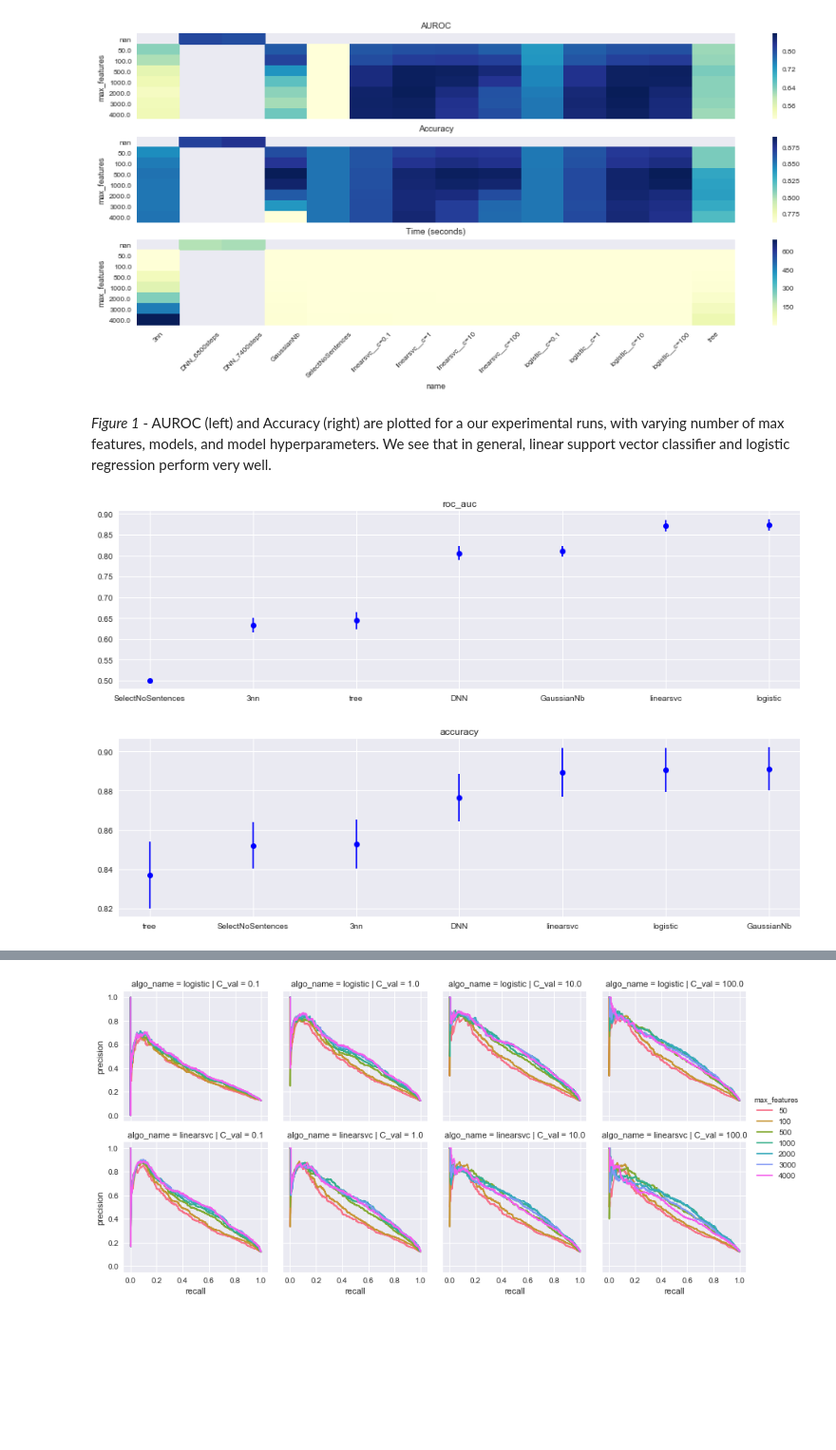
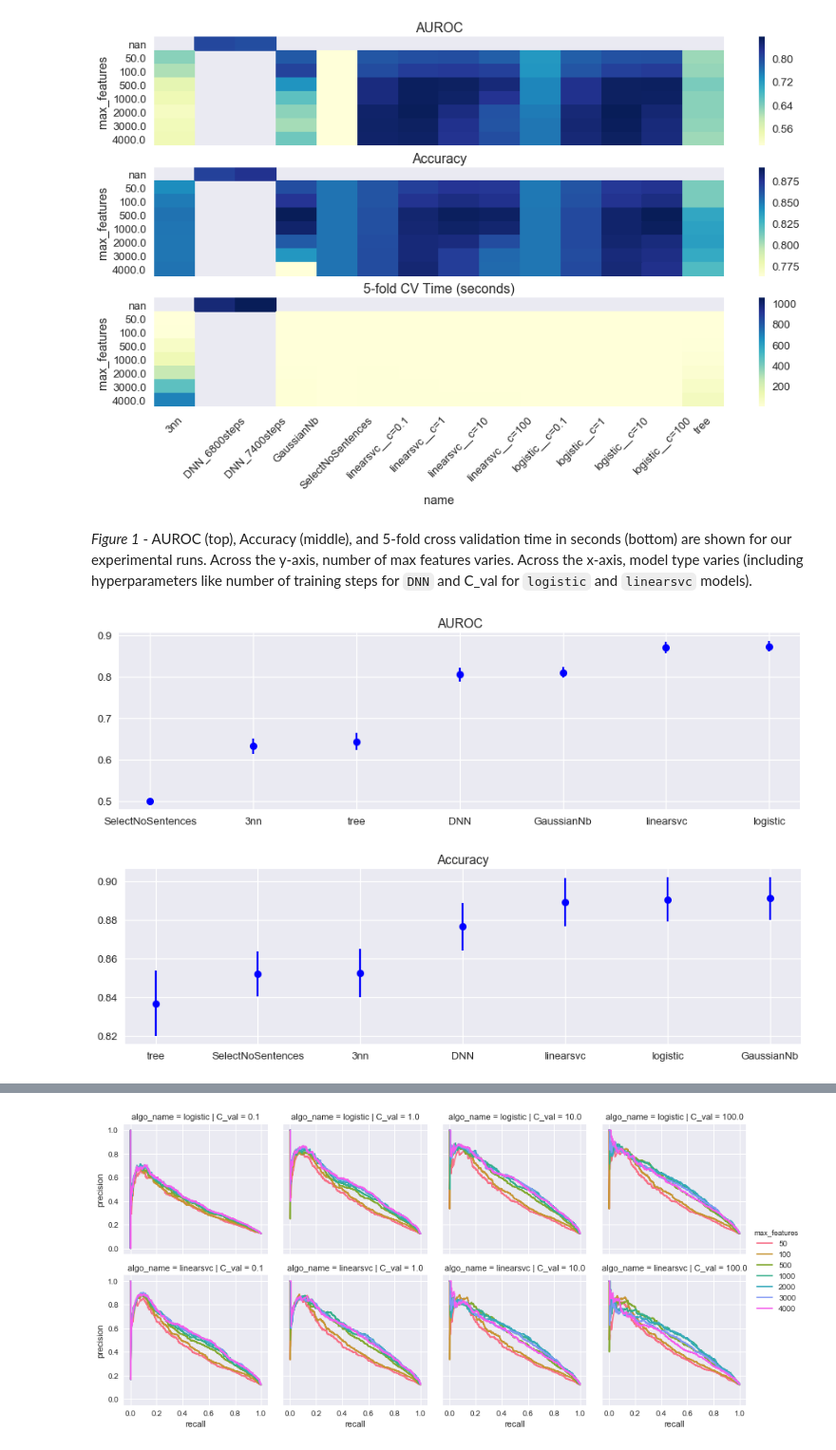
Before and after one commit to nickmvincent/where_that_from, a Jupyter notebook: report.ipynb, the cells around one changed output, grey strips where cells are left out. Shown at 95% size. Drawn from its saved outputs; the diff is of its cells as text; code cells hidden in the pictures; blank space fills up the shorter version.

```diff
--- a/report.ipynb
+++ b/report.ipynb
@@ -24,3 +30,8 @@ An [appendix](/appendix) is included in a separate page. While not part of the o
+# %%
+import pandas as pd
+import seaborn as sns
+import matplotlib.pyplot as plt
+sns.set_context('talk')
 # %% [markdown]
 ## Methods: Dataset
 #### Data Aquisition
@@ -71,29 +83,24 @@ Below, the 3 stacked heatmaps in Figure 1 show the AUROC, accuracy, and test tim
 # %%
-import pandas as pd
-import seaborn as sns
-import matplotlib.pyplot as plt
 df = pd.read_csv('results/psa_research/result_dataframe.csv')
 dnn_df = pd.concat([pd.read_csv('results/psa_research/dnn_best_roc_auc.csv'), pd.read_csv('results/psa_research/dnn_best_accuracy.csv')])
-#dnn_df['max_features'] = 4000
+dnn_df['time'] = dnn_df['time'] * 5
 df = pd.concat([df, dnn_df])
 # %%
-fig, axes = plt.subplots(nrows=3, figsize=(15,6))
-
+_, axes = plt.subplots(nrows=3, figsize=(15,8))
 ax = sns.heatmap(df.pivot('max_features', 'name', 'roc_auc'), ax=axes[0], cmap="YlGnBu")
 ax.set_title('AUROC')
 ax.get_xaxis().set_visible(False)
 ax = sns.heatmap(df.pivot('max_features', 'name', 'accuracy'), ax=axes[1], cmap="YlGnBu")
 ax.set_title('Accuracy')
 ax.get_xaxis().set_visible(False)
 ax = sns.heatmap(df.pivot('max_features', 'name', 'time'), ax=axes[2], cmap="YlGnBu")
-ax.set_title('Time (seconds)')
-
+ax.set_title('5-fold CV Time (seconds)')
 plt.xticks(rotation=45)
 plt.show()
 # %% [output]
-[figure, old version]
+[figure, new version]
-# %% [markdown]
-_Figure 1_ - AUROC (left) and Accuracy (right) are plotted for a our experimental runs, with varying number of max features, models, and model hyperparameters. We see that in general, linear support vector classifier and logistic regression perform very well.
+# %% [markdown]
+_Figure 1_ - AUROC (top), Accuracy (middle), and 5-fold cross validation time in seconds (bottom) are shown for our experimental runs. Across the y-axis, number of max features varies. Across the x-axis, model type varies (including hyperparameters like number of training steps for `DNN` and C_val for `logistic` and `linearsvc` models).
 # %%
 for score in ['roc_auc', 'accuracy']:
     algo_name_to_max = {}
@@ -101,16 +108,14 @@ for score in ['roc_auc', 'accuracy']:
     for algo_name in list(set(df.algo_name)):
         algo_name_to_max[algo_name] = df[df.algo_name == algo_name][score].max()
         algo_name_to_std[algo_name] = df[score + '_std'].iloc[df[df.algo_name == algo_name][score].idxmax()]
-    lists = sorted(algo_name_to_max.items(), key=lambda t: t[1])
-    x, y = zip(*lists)
+    x, y = zip(*sorted(algo_name_to_max.items(), key=lambda t: t[1]))
     yerr = [algo_name_to_std[key] for key in x]
-    sns.set()
     plt.figure(figsize=(15,4))
     plt.errorbar(range(len(y)), y, yerr=yerr, fmt='bo')
     plt.xticks(range(len(y)), x)
-    plt.title(score)
+    plt.title('AUROC' if score == 'roc_auc' else 'Accuracy')
 plt.show()
 # %% [output]
-[figure, old version]
+[figure, new version]
-[figure, old version]
+[figure, new version]
 # %% [markdown]
```
Also changed, not shown: parts of 14 cells of this notebook.
